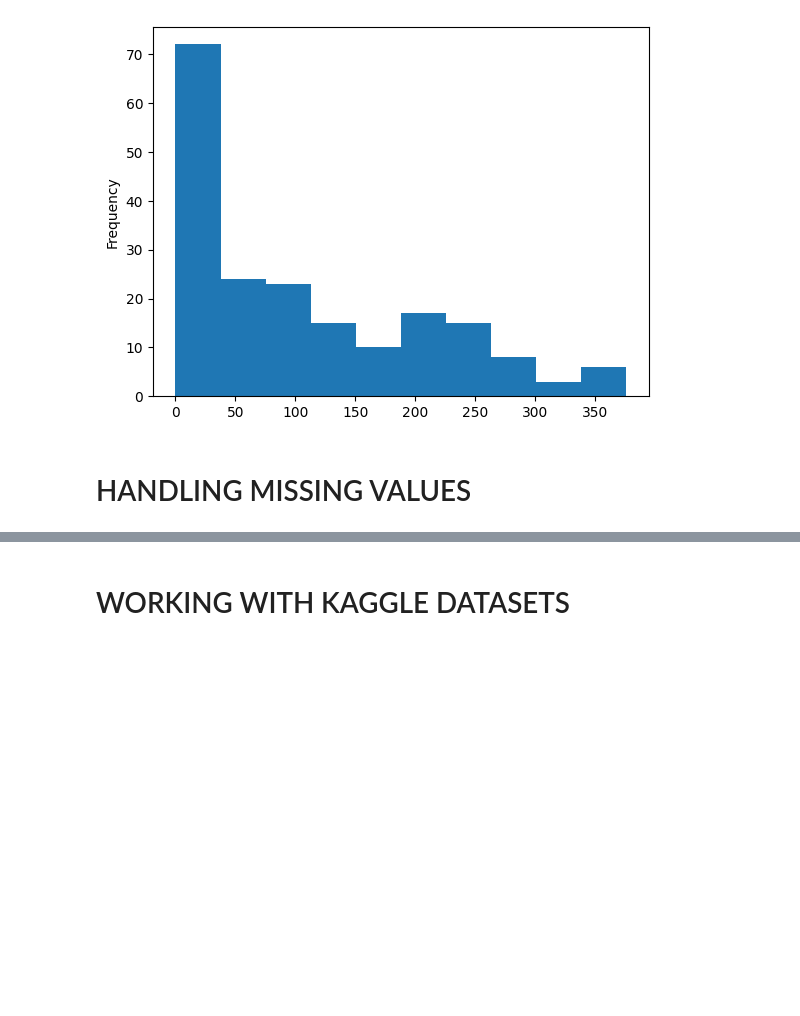
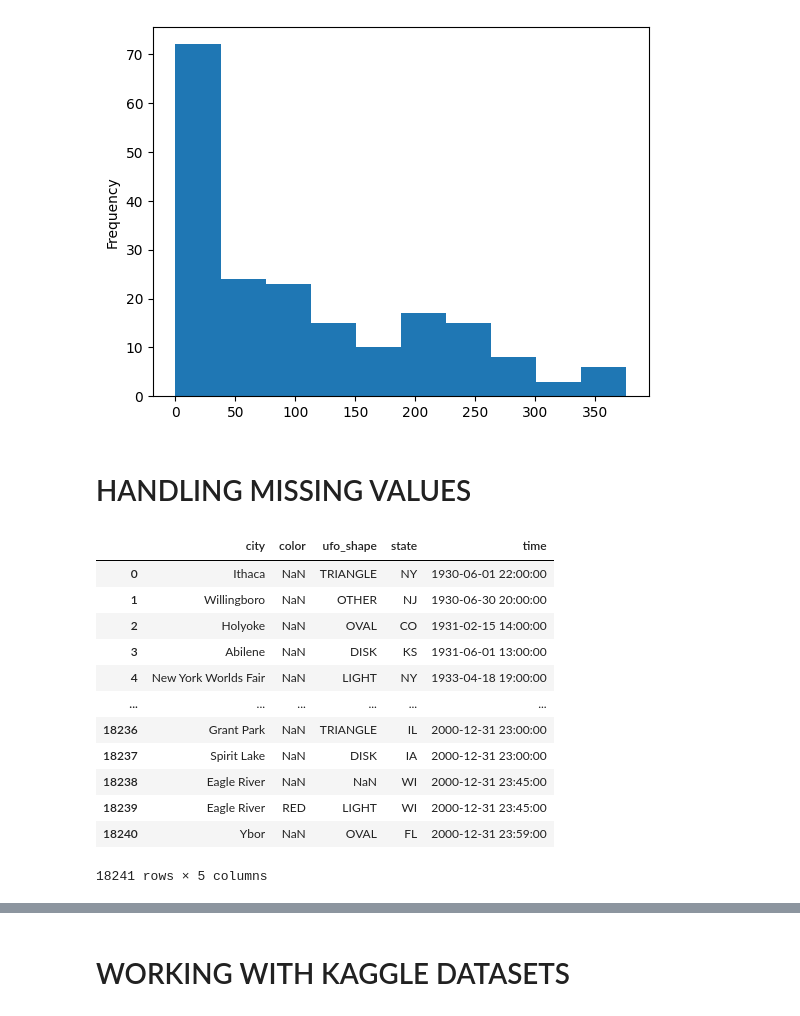
Before and after one commit to OveysSafarnejad/pd-training, a Jupyter notebook: src/pandas_series/dataschool_series.ipynb, the cells around one changed output, grey strips where cells are left out. Saved outputs shown, nothing was run; the diff lists cells and outputs as text; code cells hidden in the pictures; blank space fills up the shorter version.

```diff
--- a/src/pandas_series/dataschool_series.ipynb
+++ b/src/pandas_series/dataschool_series.ipynb
@@ -576,5 +576,28 @@ drinks.beer_servings.plot(kind='hist')
 # %% [markdown]
 # HANDLING MISSING VALUES
 # %%
-ufo = pd.read_csv('resources/ufo.csv')
+
+ufo = pd.read_csv('resources/ufo.csv', names=['city', 'color', 'ufo_shape', 'state', 'time'], header=0)
+ufo.city = ufo.city.astype('category')
+ufo.color = ufo.color.astype('category')
+ufo.ufo_shape = ufo.ufo_shape.astype('category')
+ufo.state = ufo.state.astype('category')
+ufo.time = pd.to_datetime(ufo.time)
+
+
+ufo
+# %% [output]
+|  | city | color | ufo_shape | state | time |
+| 0 | Ithaca | NaN | TRIANGLE | NY | 1930-06-01 22:00:00 |
+| 1 | Willingboro | NaN | OTHER | NJ | 1930-06-30 20:00:00 |
+| 2 | Holyoke | NaN | OVAL | CO | 1931-02-15 14:00:00 |
+| 3 | Abilene | NaN | DISK | KS | 1931-06-01 13:00:00 |
+| 4 | New York Worlds Fair | NaN | LIGHT | NY | 1933-04-18 19:00:00 |
+| ... | ... | ... | ... | ... | ... |
+| 18236 | Grant Park | NaN | TRIANGLE | IL | 2000-12-31 23:00:00 |
+| 18237 | Spirit Lake | NaN | DISK | IA | 2000-12-31 23:00:00 |
+| 18238 | Eagle River | NaN | NaN | WI | 2000-12-31 23:45:00 |
+| 18239 | Eagle River | RED | LIGHT | WI | 2000-12-31 23:45:00 |
+| 18240 | Ybor | NaN | OVAL | FL | 2000-12-31 23:59:00 |
+18241 rows × 5 columns
 # %%
```
Also changed, not shown: parts of 93 cells of this notebook.
